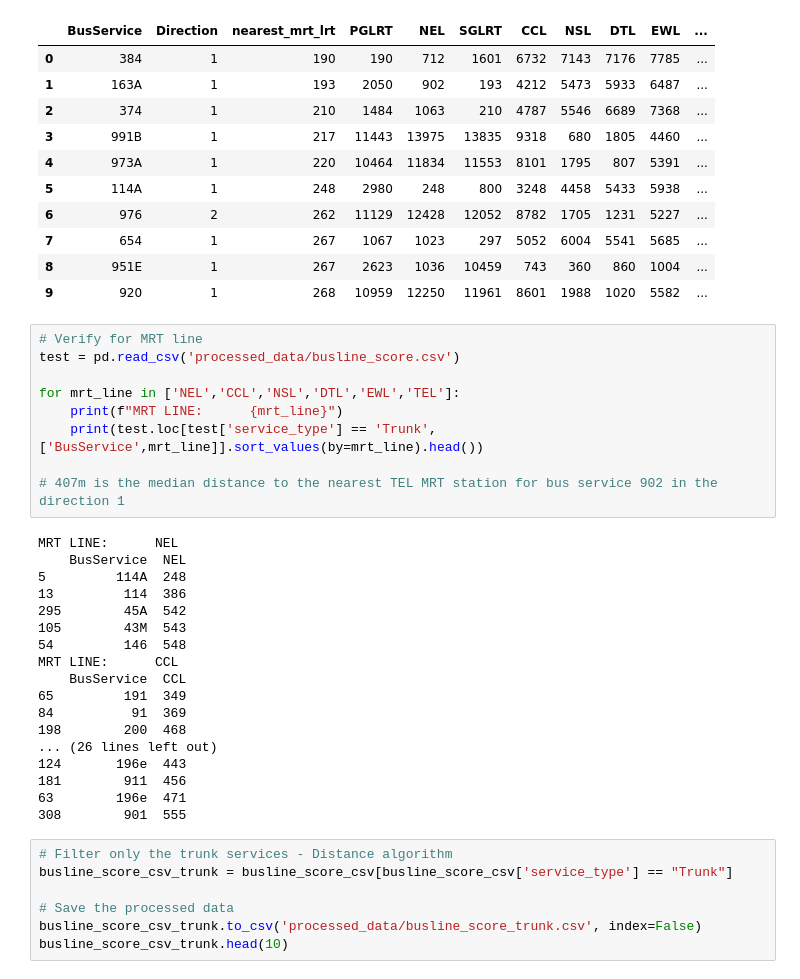
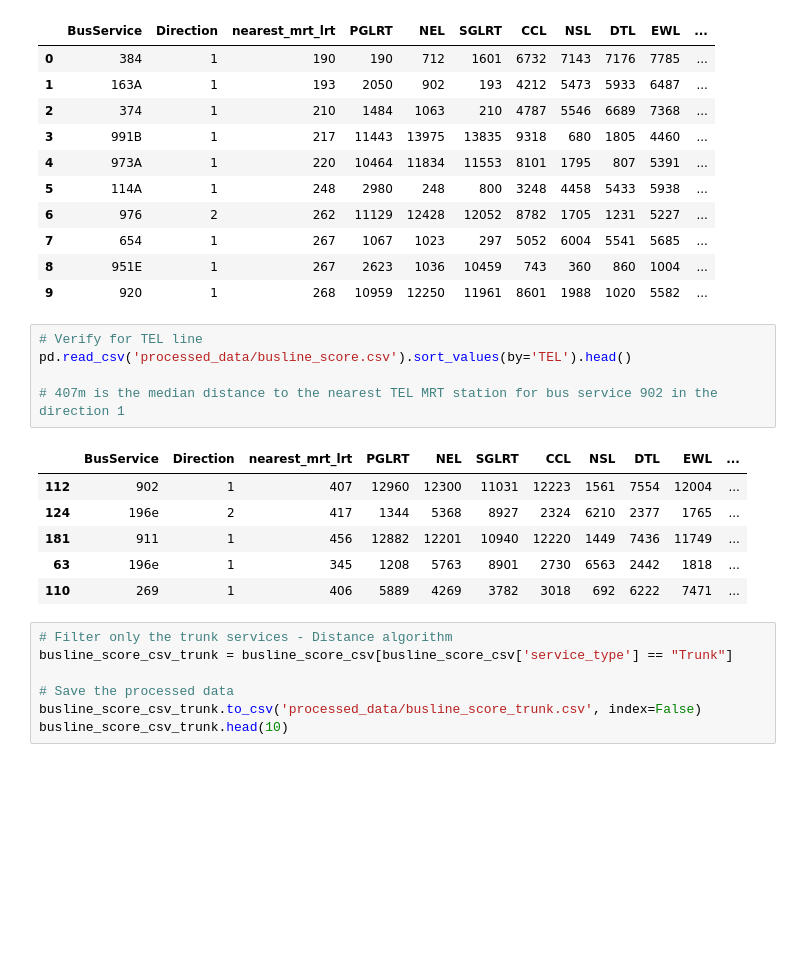
Before and after one commit to brandono7/DSA4264_Geospatial, a Jupyter notebook: Bus Algorithm.ipynb, the cells around one changed output. Cells and saved outputs as stored; diff of their text form; blank space fills up the shorter version.

Commit message:
Revert "EDIT BUS ALgo. print for each mrt link trunk service"
This reverts commit cf0549b53f85ec564c1342960394b77080b5caaa.

```diff
--- a/Bus Algorithm.ipynb
+++ b/Bus Algorithm.ipynb
@@ -224,32 +224,17 @@ busline_score_csv.head(10)
 | 8 | 951E | 1 | 267 | 2623 | 1036 | 10459 | 743 | 360 | 860 | 1004 | ... |
 | 9 | 920 | 1 | 268 | 10959 | 12250 | 11961 | 8601 | 1988 | 1020 | 5582 | ... |
 # %%
-# Verify for MRT line
-test = pd.read_csv('processed_data/busline_score.csv')
-
-for mrt_line in ['NEL','CCL','NSL','DTL','EWL','TEL']:
-    print(f"MRT LINE:      {mrt_line}")
-    print(test.loc[test['service_type'] == 'Trunk',['BusService',mrt_line]].sort_values(by=mrt_line).head())
+# Verify for TEL line
+pd.read_csv('processed_data/busline_score.csv').sort_values(by='TEL').head()
 
 # 407m is the median distance to the nearest TEL MRT station for bus service 902 in the direction 1
 # %% [output]
-MRT LINE:      NEL
-    BusService  NEL
-5         114A  248
-13         114  386
-295        45A  542
-105        43M  543
-54         146  548
-MRT LINE:      CCL
-    BusService  CCL
-65         191  349
-84          91  369
-198        200  468
-... (26 lines left out)
-124       196e  443
-181        911  456
-63        196e  471
-308        901  555
+|  | BusService | Direction | nearest_mrt_lrt | PGLRT | NEL | SGLRT | CCL | NSL | DTL | EWL | ... |
+| 112 | 902 | 1 | 407 | 12960 | 12300 | 11031 | 12223 | 1561 | 7554 | 12004 | ... |
+| 124 | 196e | 2 | 417 | 1344 | 5368 | 8927 | 2324 | 6210 | 2377 | 1765 | ... |
+| 181 | 911 | 1 | 456 | 12882 | 12201 | 10940 | 12220 | 1449 | 7436 | 11749 | ... |
+| 63 | 196e | 1 | 345 | 1208 | 5763 | 8901 | 2730 | 6563 | 2442 | 1818 | ... |
+| 110 | 269 | 1 | 406 | 5889 | 4269 | 3782 | 3018 | 692 | 6222 | 7471 | ... |
 # %%
 # Filter only the trunk services - Distance algorithm
 busline_score_csv_trunk = busline_score_csv[busline_score_csv['service_type'] == "Trunk"]
```
